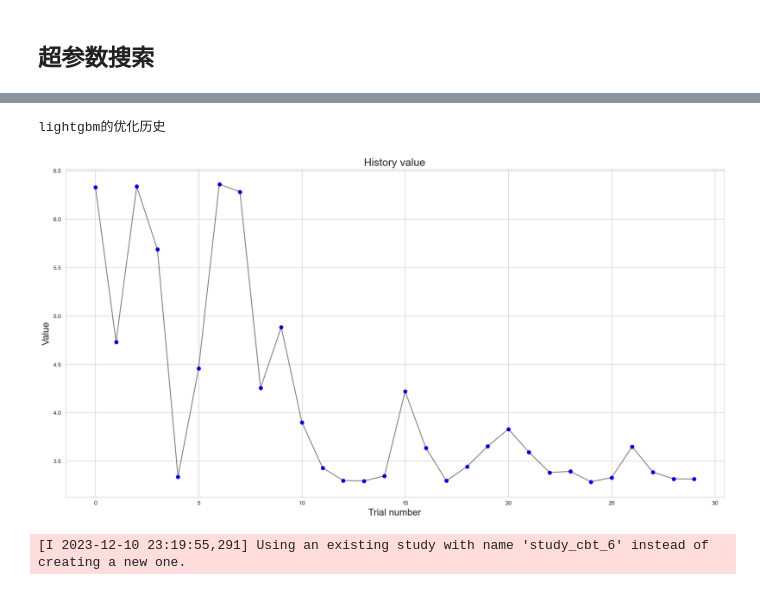
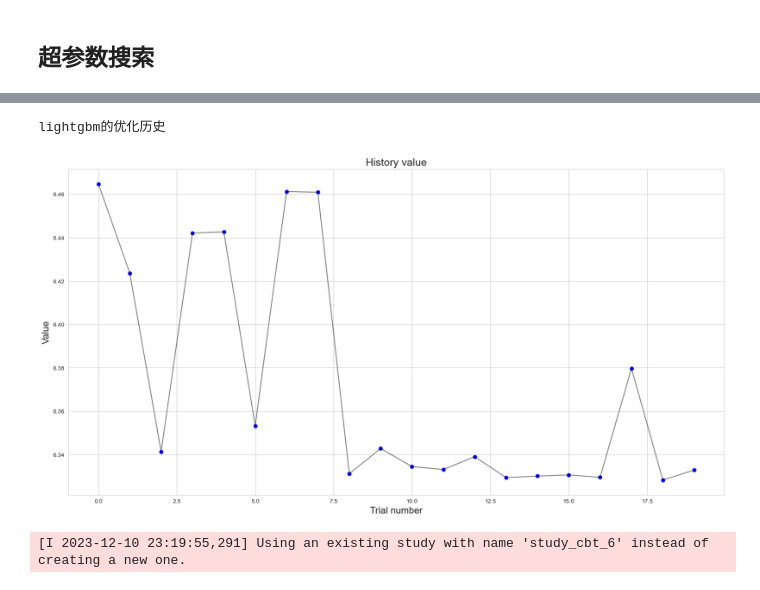
Before and after one commit to 2665477495/closing_auction_premodel, a Jupyter notebook: optiver-baseline4wabulabu.ipynb, the cells around one changed output, grey strips where cells are left out. Saved outputs shown, nothing was run; the diff lists cells and outputs as text; code cells hidden in the pictures.

```diff
--- a/optiver-baseline4wabulabu.ipynb
+++ b/optiver-baseline4wabulabu.ipynb
@@ -380,3 +863,6 @@ features = df_gened.drop(columns=['target','row_id'])
+# %%
+target = df_train['target']
+features = df_train_feats_fill
 # %%
 if notebook_config['trainig']:
     # 按照数据顺序划分训练集和验证集
@@ -506,10 +987,10 @@ if notebook_config['hyperopt']:
 # %%
 if notebook_config['hyperopt']:
     # 随机采样
-    df_sampled = df_gened.sample(frac=0.05, random_state=42)
+    df_sampled = df_train_feats_fill.sample(frac=0.05, random_state=42)
 
     # 获取剩余的
-    df_remaining = df_gened.drop(df_sampled.index)
+    df_remaining = df_train_feats_fill.drop(df_sampled.index)
 
-    target = df_sampled['target']
-    features = df_sampled.drop(columns=['target','row_id','time_id'])
+    target = df_train['target'][df_sampled.index]
+    features = df_sampled
@@ -521,7 +1002,7 @@ len(features.columns)
 if notebook_config['hyperopt']:
     X_train, X_valid, y_train, y_valid = train_test_split(features,target, test_size=0.2, shuffle=False)
 # %%
-# mse import
+# 超参数搜索定义范围
 from sklearn.metrics import mean_squared_error
 N_fold = 5
 index = np.arange(X_train.shape[0])
@@ -568,10 +1049,14 @@ def objective_lgb(trial):
         'objective': trial.suggest_categorical('objective', [
             'regression', 'regression_l1'
         ]),
-        'n_estimators': trial.suggest_int('n_estimators', 100, 1500),
+        'n_estimators': trial.suggest_int('n_estimators', 100, 3000),
         'learning_rate': trial.suggest_loguniform('learning_rate', 1e-5, 0.1),
-        'num_leaves': trial.suggest_int('num_leaves', 2, 256),
+        'num_leaves': trial.suggest_int('num_leaves', 30, 256),
         'max_depth': trial.suggest_int('max_depth', 1, 32),
+        "importance_type": "gain",
+        "subsample": trial.suggest_uniform('subsample', 0.4, 0.7),
+        "colsample_bytree": trial.suggest_uniform('colsample_bytree', 0.4, 0.9),
+        'verbose': -1
     }
     model = lgb.LGBMRegressor(**param)
     # 初始化平均绝对误差
@@ -603,7 +1088,7 @@ def objective_cbt(trial):
         'iterations': trial.suggest_int('iterations', 100, 4000),
         'learning_rate': trial.suggest_loguniform('learning_rate', 1e-5, 0.1),
         'depth': trial.suggest_int('depth', 1, 10),
-        'l2_leaf_reg': trial.suggest_int('l2_leaf_reg', 1, 10),
+        'l2_leaf_reg': trial.suggest_int('l2_leaf_reg', 1, 20),
         'bagging_temperature': trial.suggest_uniform('bagging_temperature', 0.0, 0.9),
         'random_strength': trial.suggest_uniform('random_strength', 0.0, 0.9),
         'silent': True,
@@ -666,7 +1162,7 @@ Database 版本: ('8.0.34',)
 # %%
 if notebook_config['hyperopt'] & ('lgb' in notebook_config['model']):
-    study_lgb = optuna.create_study(study_name='study_lgb_3', direction='minimize', storage=storage_url, load_if_exists=True)
+    study_lgb = optuna.create_study(study_name='study_lgb_8', direction='minimize', storage=storage_url, load_if_exists=True)
 
     # 进行参数优化
-    study_lgb.optimize(objective_lgb, n_trials=50)
+    study_lgb.optimize(objective_lgb, n_trials=20)
 # %% [output]
@@ -844,7 +1267,7 @@ xgboost的优化历史
 # %%
 if notebook_config['hyperopt'] & ('lgb' in notebook_config['model']):
     print('lightgbm的优化历史')
-    study_lgb = optuna.create_study(study_name='study_lgb_3', direction='minimize', storage=storage_url, load_if_exists=True)
+    study_lgb = optuna.create_study(study_name='study_lgb_8', direction='minimize', storage=storage_url, load_if_exists=True)
     plot_optimization_history(study_lgb)
     history_value(study_lgb)
 # %% [output]
@@ -852,5 +1275,5 @@ if notebook_config['hyperopt'] & ('lgb' in notebook_config['model']):
 lightgbm的优化历史
-[figure, old version]
+[figure, new version]
 # %%
 if notebook_config['hyperopt'] & ('cat' in notebook_config['model']):
     print('catboost的优化历史')
```
Also changed, not shown: parts of 36 cells of this notebook, 7 other files.
